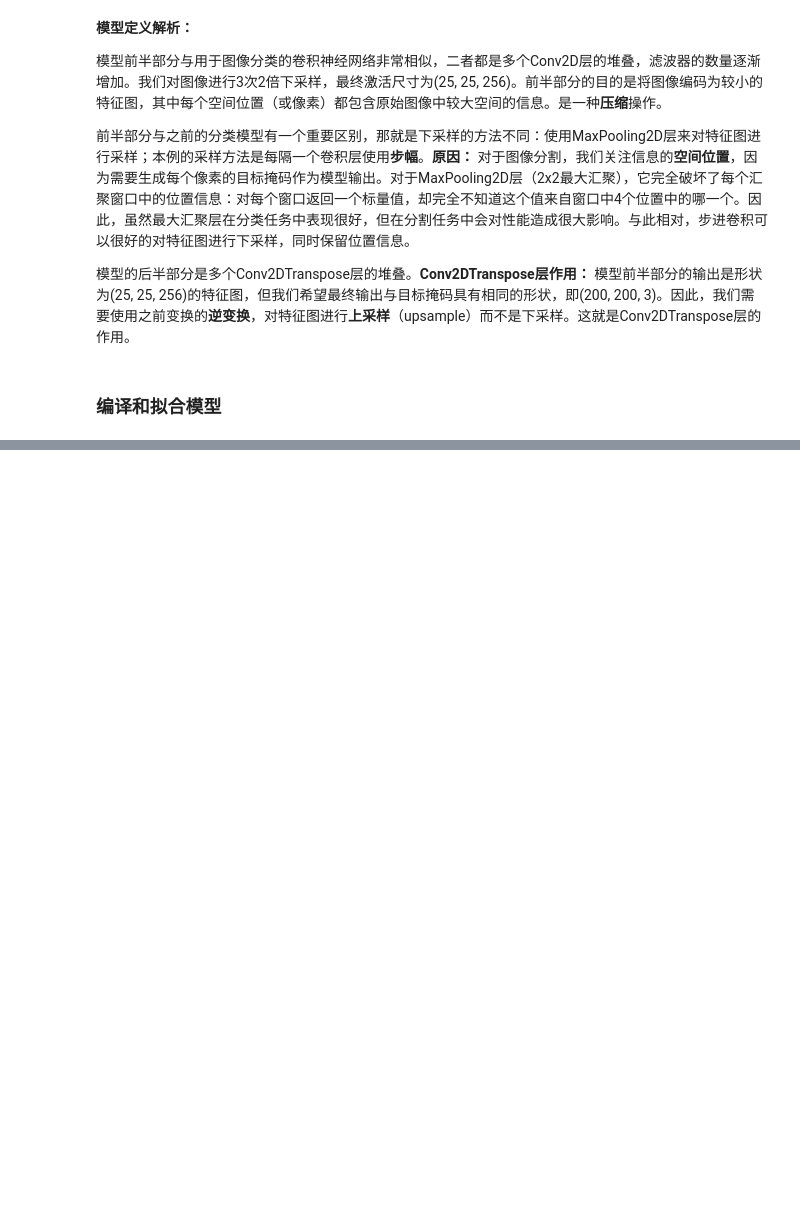
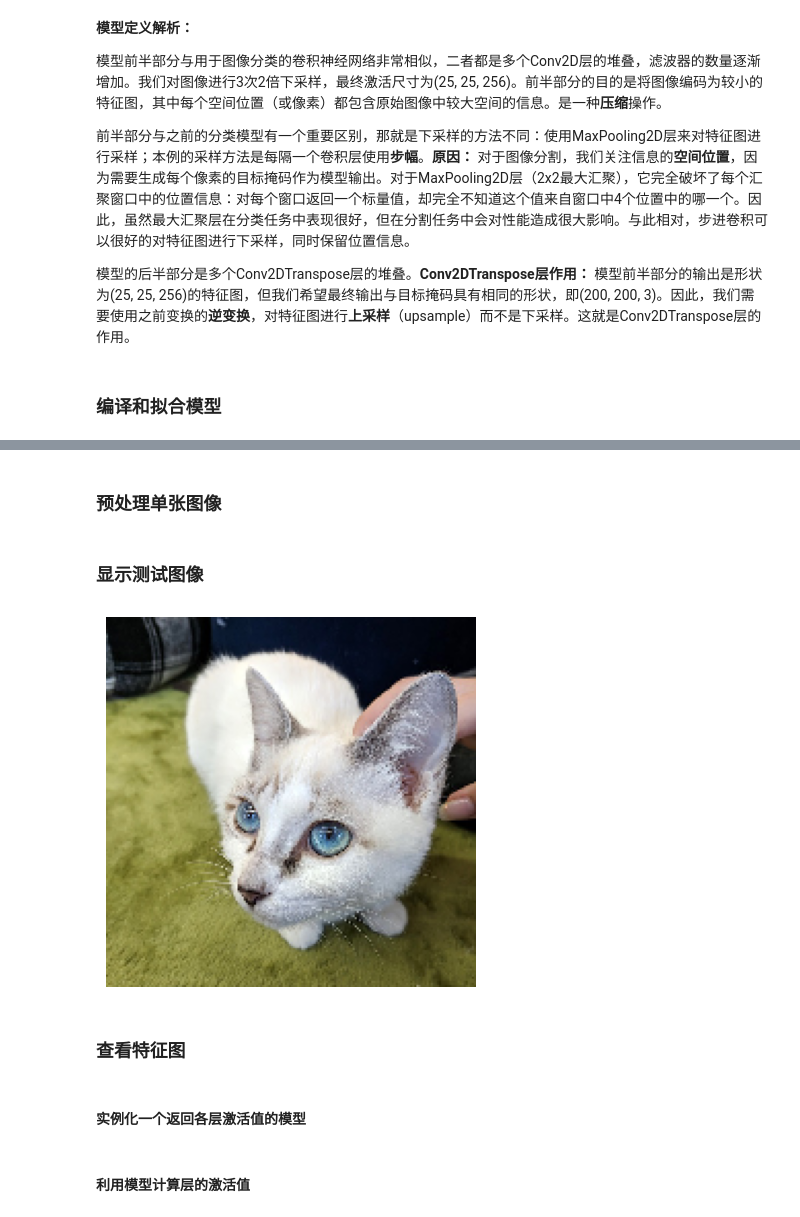
Before and after one commit to AramilHan/dl_python_notes, a Jupyter notebook: chapter09_计算机视觉深度学习进阶.ipynb, the cells around one changed output, grey strips where cells are left out. Drawn from its saved outputs; the diff is of its cells as text; code cells hidden in the pictures; blank space fills up the shorter version.

```diff
--- a/chapter09_计算机视觉深度学习进阶.ipynb
+++ b/chapter09_计算机视觉深度学习进阶.ipynb
@@ -267,0 +652,5 @@ KeyboardInterrupt:
+# %%
+from tensorflow import keras
+
+model = keras.models.load_model("./convnet_from_scratch_with_augmentation.keras")
+model.summary()
@@ -267,0 +685,36 @@ KeyboardInterrupt:
+# %% [markdown]
+### 预处理单张图像
+# %%
+from tensorflow import keras
+import numpy as np
+
+# 下载一张测试图像
+img_path = keras.utils.get_file(
+    fname='cat.jpg',
+    origin='https://img-datasets.s3.amazonaws.com/cat.jpg'
+)
+
+def get_img_array(img_path, target_size):
+    img = keras.utils.load_img(
+        img_path,
+        target_size=target_size
+    )
+    array = keras.utils.img_to_array(img)
+    array = np.expand_dims(array, axis=0)
+    return array
+
+img_tensor = get_img_array(img_path, target_size=(180, 180))
+# %% [markdown]
+### 显示测试图像
+# %%
+import matplotlib.pyplot as plt
+
+plt.axis('off')
+plt.imshow(img_tensor[0].astype('uint8'))
+plt.show()
+# %% [output]
+[figure, added]
+# %% [markdown]
+### 查看特征图
+# %% [markdown]
+#### 实例化一个返回各层激活值的模型
@@ -267,0 +732,2 @@ KeyboardInterrupt:
+# %% [markdown]
+#### 利用模型计算层的激活值
```
Also changed, not shown: parts of 54 cells of this notebook, 1 other file.
